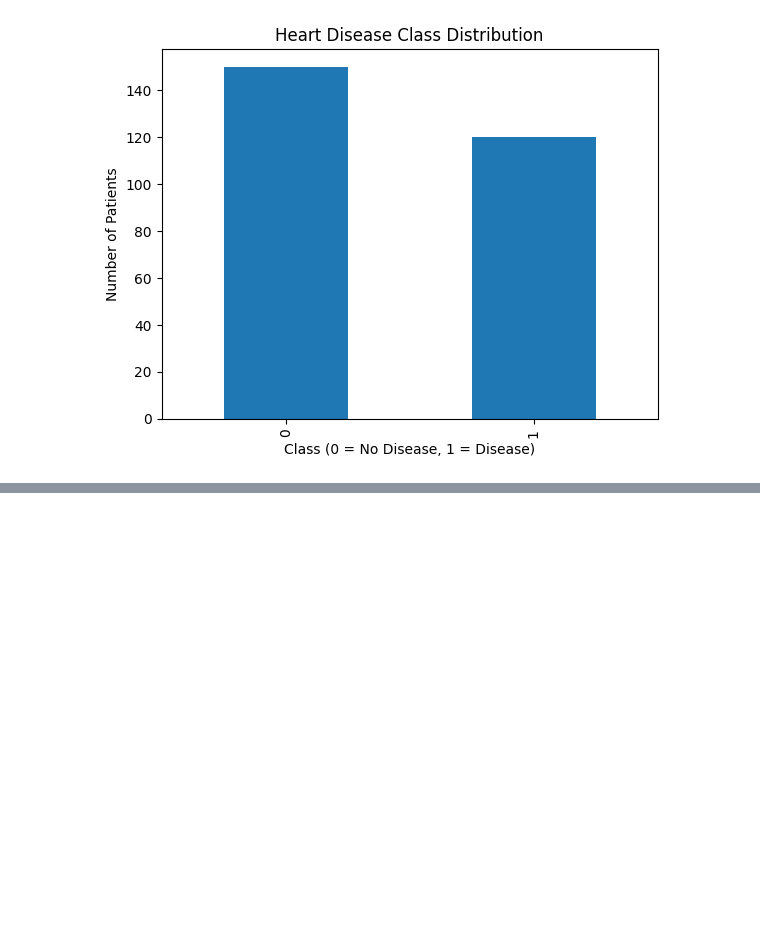
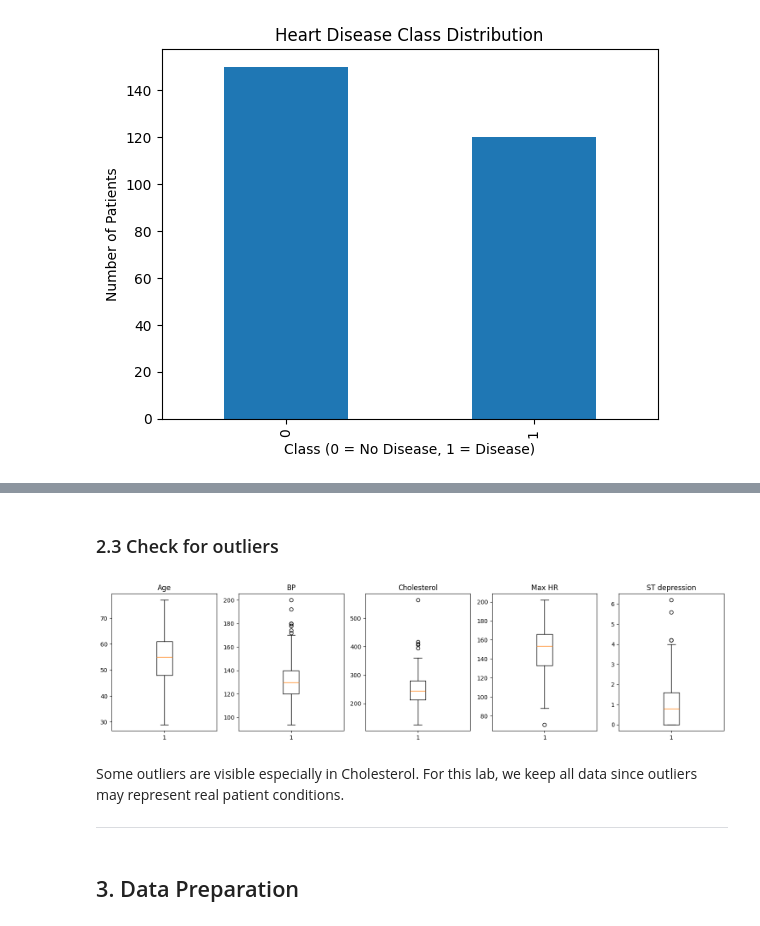
Before and after one commit to Juanseom/heart-disease-regression, a Jupyter notebook: heart_disease_risk_prediction.ipynb, the cells around one changed output, grey strips where cells are left out. Cells and saved outputs as stored; diff of their text form; code cells hidden in the pictures; blank space fills up the shorter version.

```diff
--- a/heart_disease_risk_prediction.ipynb
+++ b/heart_disease_risk_prediction.ipynb
@@ -105,0 +161,19 @@ plt.show()
+# %% [markdown]
+### 2.3 Check for outliers
+# %%
+numerical_cols = ['Age', 'BP', 'Cholesterol', 'Max HR', 'ST depression'] # Boxplots
+
+fig, axes = plt.subplots(1, 5, figsize=(15, 4))
+for i, col in enumerate(numerical_cols):
+    axes[i].boxplot(df[col])
+    axes[i].set_title(col)
+plt.tight_layout()
+plt.show()
+# %% [output]
+[figure, added]
+# %% [markdown]
+Some outliers are visible especially in Cholesterol. For this lab, we keep all data since outliers may represent real patient conditions.
+
+---
+# %% [markdown]
+## 3. Data Preparation
```
Also changed, not shown: parts of 20 cells of this notebook.
